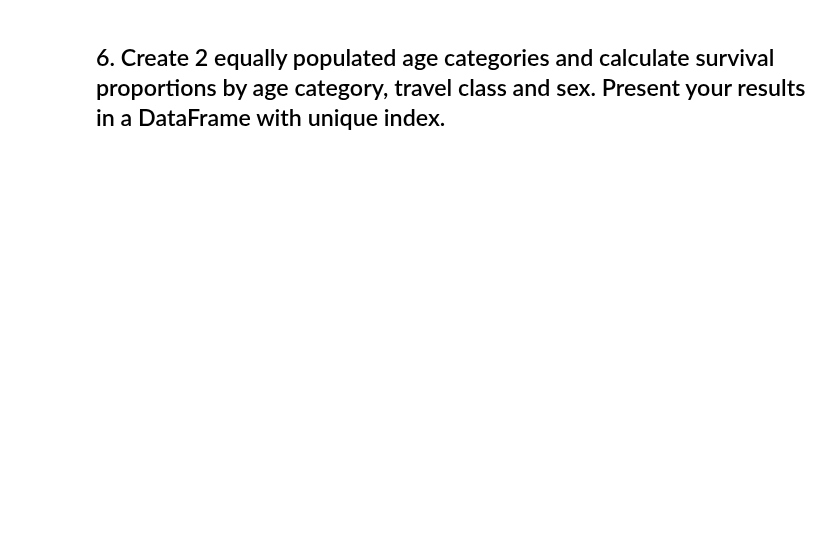
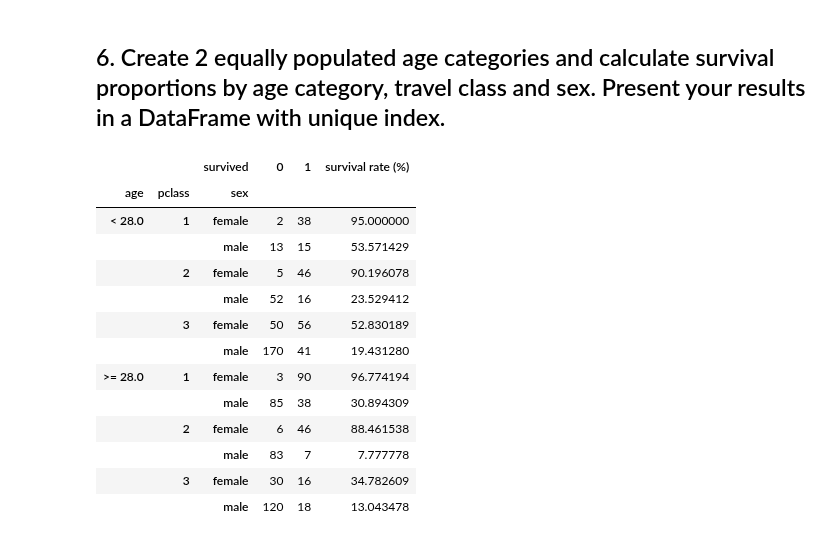
Before and after one commit to sanadhis/ADA-2017, a Jupyter notebook: 01 - Pandas and Data Wrangling/Homework 1.ipynb, the cells around one changed output. Cells and saved outputs as stored; diff of their text form; code cells hidden in the pictures; blank space fills up the shorter version.

```diff
--- a/01 - Pandas and Data Wrangling/Homework 1.ipynb
+++ b/01 - Pandas and Data Wrangling/Homework 1.ipynb
@@ -182,2 +162,37 @@ for class_no in survive_stat.columns:
 # %% [markdown]
 ## 6. Create 2 equally populated age categories and calculate survival proportions by age category, travel class and sex. Present your results in a DataFrame with unique index.
+# %%
+# discard the rows with NaN in age attributes
+data_copy = data[['pclass', 'survived', 'sex', 'age']]
+data_copy = data_copy[~data.age.isnull()]
+
+
+# find the median of the age for the purpose of equally populated
+med = np.median(data_copy.age)
+
+# create age category
+data_copy.age = ["< " + str(med) if age < 28 else ">= " + str(med) for age in data_copy.age]
+data_copy['age'] = data_copy.age.astype('category')
+
+
+# create the dataframe with index(age, pclass, sex)
+stat = pd.crosstab([data_copy.age, data_copy.pclass, data_copy.sex], data_copy.survived)
+
+# add the new column with survival rate
+stat['survival rate (%)'] = [alive/(alive + dead)*100 for dead, alive in zip(stat[0], stat[1])]
+stat
+# %% [output]
+|  |  | survived | 0 | 1 | survival rate (%) |
+| age | pclass | sex |  |  |  |
+| < 28.0 | 1 | female | 2 | 38 | 95.000000 |
+|  |  | male | 13 | 15 | 53.571429 |
+|  | 2 | female | 5 | 46 | 90.196078 |
+|  |  | male | 52 | 16 | 23.529412 |
+|  | 3 | female | 50 | 56 | 52.830189 |
+|  |  | male | 170 | 41 | 19.431280 |
+| >= 28.0 | 1 | female | 3 | 90 | 96.774194 |
+|  |  | male | 85 | 38 | 30.894309 |
+|  | 2 | female | 6 | 46 | 88.461538 |
+|  |  | male | 83 | 7 | 7.777778 |
+|  | 3 | female | 30 | 16 | 34.782609 |
+|  |  | male | 120 | 18 | 13.043478 |
```
Also changed, not shown: parts of 10 cells of this notebook.
